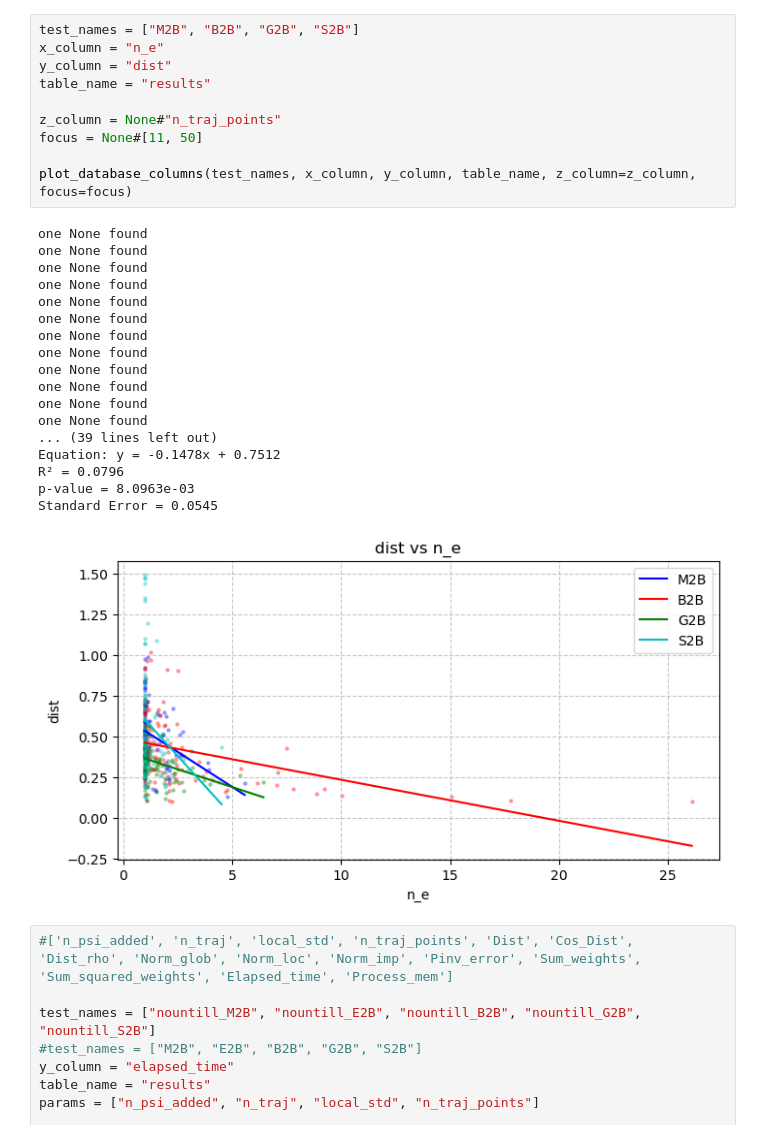
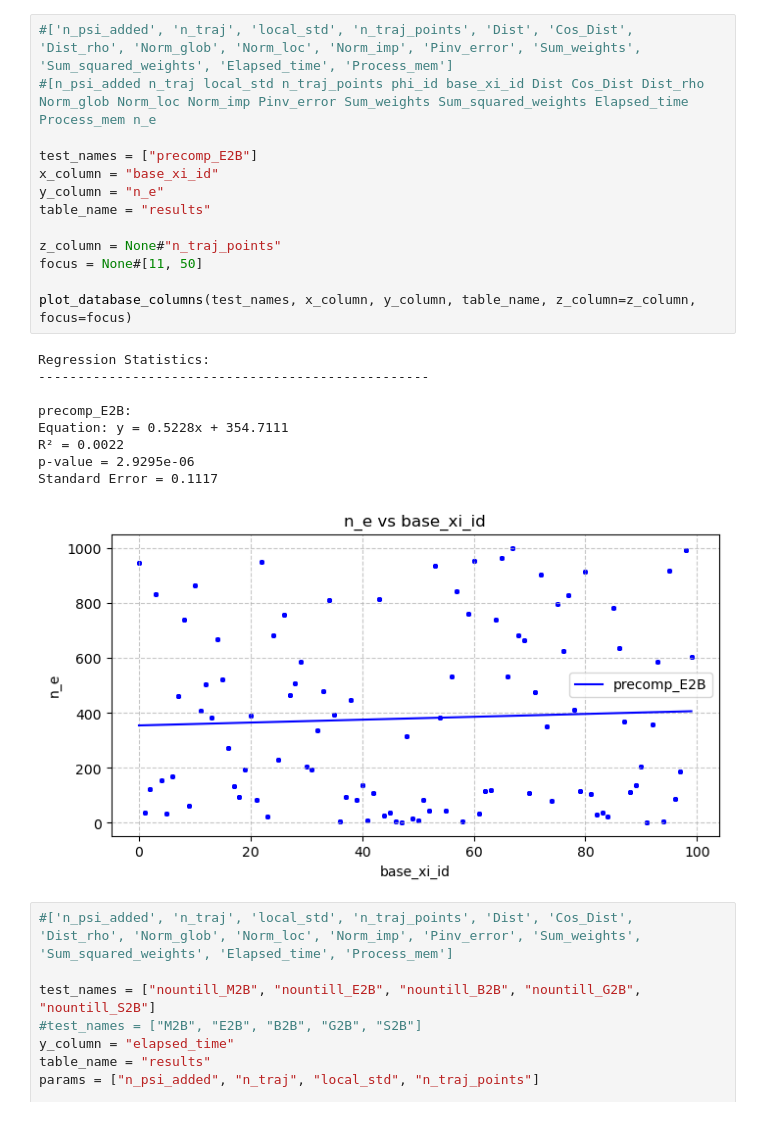
Before and after one commit to Gianmarco-Sarnelli/STL_explainability, a Jupyter notebook: Results_new.ipynb, the cells around one changed output. Cells and saved outputs as stored; diff of their text form.

```diff
--- a/Results_new.ipynb
+++ b/Results_new.ipynb
@@ -221,32 +358,26 @@ def plot_database_columns(test_names, x_column, y_column, table_name="results",
 # %%
-test_names = ["M2B", "B2B", "G2B", "S2B"]
-x_column = "n_e"
-y_column = "dist"
+#['n_psi_added', 'n_traj', 'local_std', 'n_traj_points', 'Dist', 'Cos_Dist', 'Dist_rho', 'Norm_glob', 'Norm_loc', 'Norm_imp', 'Pinv_error', 'Sum_weights', 'Sum_squared_weights', 'Elapsed_time', 'Process_mem']
+#[n_psi_added n_traj local_std n_traj_points phi_id base_xi_id Dist Cos_Dist Dist_rho Norm_glob Norm_loc Norm_imp Pinv_error Sum_weights Sum_squared_weights Elapsed_time Process_mem n_e
+
+test_names = ["precomp_E2B"]
+x_column = "base_xi_id"
+y_column = "n_e"
 table_name = "results"
 
 z_column = None#"n_traj_points"
 focus = None#[11, 50]
 
 plot_database_columns(test_names, x_column, y_column, table_name, z_column=z_column, focus=focus)
 # %% [output]
-one None found
-one None found
-one None found
-one None found
-one None found
-one None found
-one None found
-one None found
-one None found
-one None found
-one None found
-one None found
-... (39 lines left out)
-Equation: y = -0.1478x + 0.7512
-R² = 0.0796
-p-value = 8.0963e-03
-Standard Error = 0.0545
+Regression Statistics:
+--------------------------------------------------
+
+precomp_E2B:
+Equation: y = 0.5228x + 354.7111
+R² = 0.0022
+p-value = 2.9295e-06
+Standard Error = 0.1117
-[figure, old version]
+[figure, new version]
 # %%
 #['n_psi_added', 'n_traj', 'local_std', 'n_traj_points', 'Dist', 'Cos_Dist', 'Dist_rho', 'Norm_glob', 'Norm_loc', 'Norm_imp', 'Pinv_error', 'Sum_weights', 'Sum_squared_weights', 'Elapsed_time', 'Process_mem']
 
```
Also changed, not shown: parts of 3 cells of this notebook, 7 other files.
